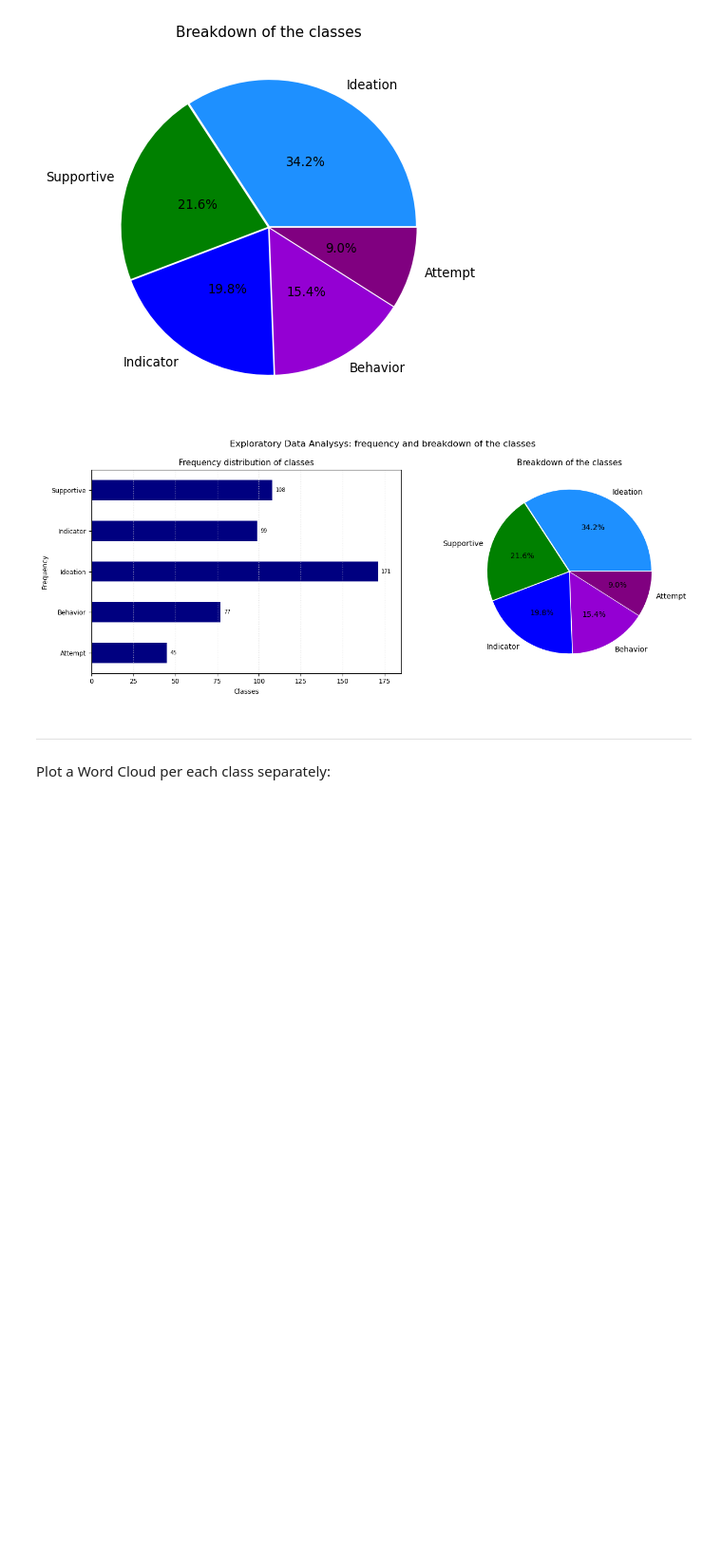
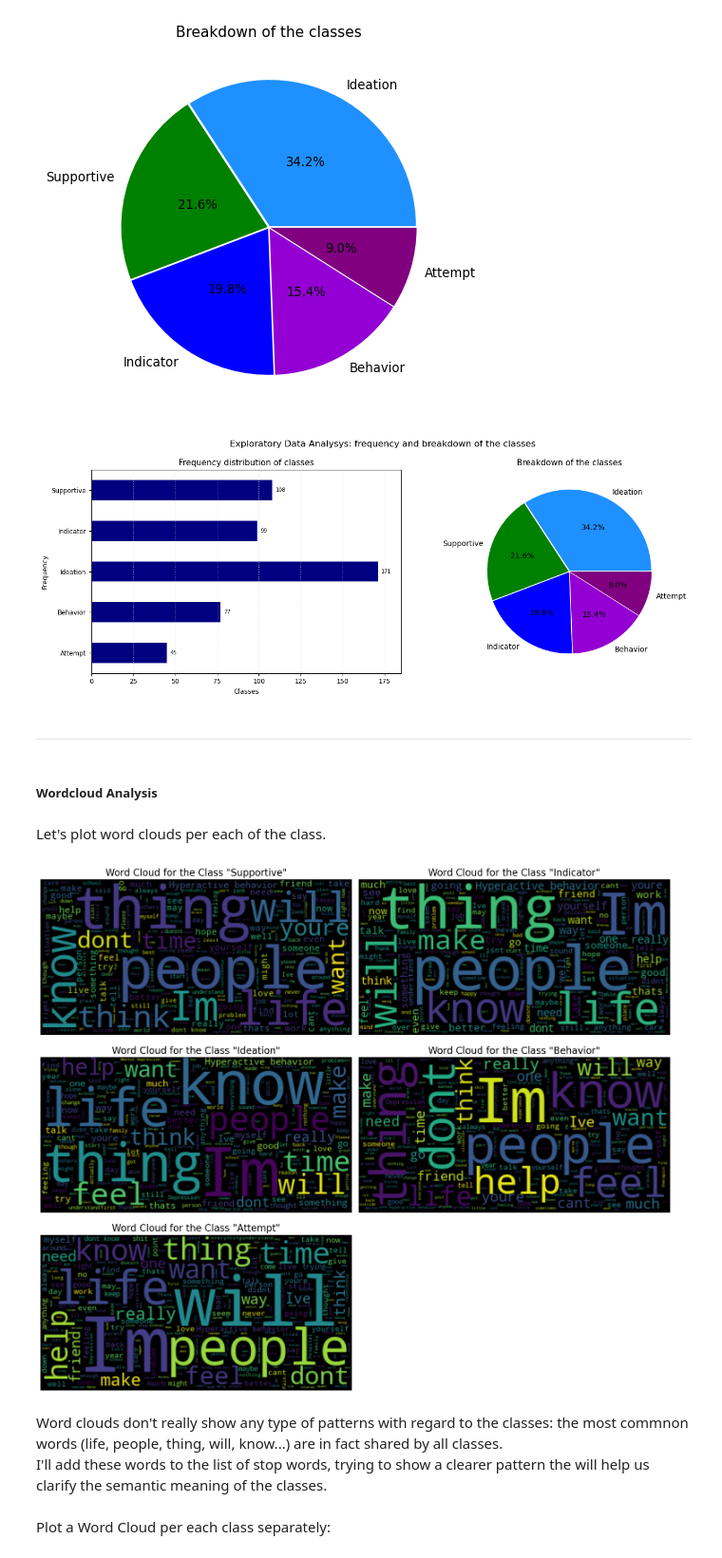
Before and after one commit to SebastianoDenegri/Targeted_Suicide_Intervention, a Jupyter notebook: Reddit_Users_Classification.ipynb, the cells around one changed output. Shown at 95% size. Drawn from its saved outputs; the diff is of its cells as text; code cells hidden in the pictures; blank space fills up the shorter version.

```diff
--- a/Reddit_Users_Classification.ipynb
+++ b/Reddit_Users_Classification.ipynb
@@ -325,10 +325,37 @@ plt.show()
 [figure]
 # %% [markdown]
 ---
-# %%
-# I modify the default list of stopwords not to include words that could be relevant for this analysis
-STOPWORDS = STOPWORDS - set(["can't",'cannot', 'can', 'down', 'me', "mustn't", 'myself', 'no', 'ourselves', 'over', 'own',
-                             'you', 'yourself'])
+# %% [markdown]
+##### Wordcloud Analysis
+# %%
+# I modify the default list of stopwords not to include words that could be relevant for this analysis
+STOPWORDS = STOPWORDS - set(["can't",'cannot', 'down', "mustn't", 'myself', 'no', 'ourselves', 'over', 'own', 'yourself'])
+sw = STOPWORDS
+# %% [markdown]
+Let's plot word clouds per each of the class.
+# %%
+class_list = ['Supportive', 'Indicator', 'Ideation', 'Behavior', 'Attempt']
+i=0
+wc = WordCloud(background_color = 'black', max_words = 2000, stopwords = sw, random_state=96)
+
+fig = plt.figure(figsize=(15,21))
+for l in class_list:
+    i+=1
+    post = data[data['Label'] == l]['Post']
+    txt = ' '.join(post)
+    wc.generate(txt)
+    plt.subplot(5, 2, i)
+    plt.imshow(wc, interpolation="bilinear")
+    plt.axis("off")
+    plt.title('Word Cloud for the Class "{}"'.format(l), fontsize=16)
+
+plt.tight_layout()
+plt.show()
+# %% [output]
+[figure, added]
+# %% [markdown]
+Word clouds don't really show any type of patterns with regard to the classes: the most commnon words (life, people, thing, will, know...) are in fact shared by all classes.
+I'll add these words to the list of stop words, trying to show a clearer pattern the will help us clarify the semantic meaning of the classes.
 # %%
 #create a stopword object and add to it non-meaningful words or words shared by all classes
 sw = STOPWORDS.copy()
```
Also changed, not shown: parts of 7 cells of this notebook.
